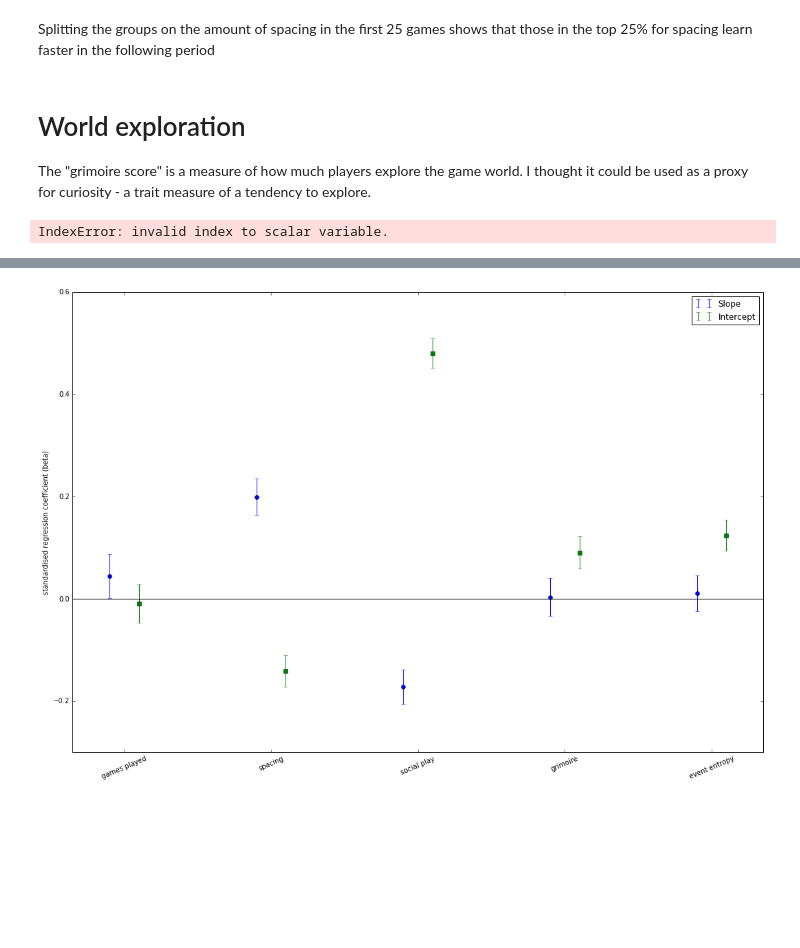
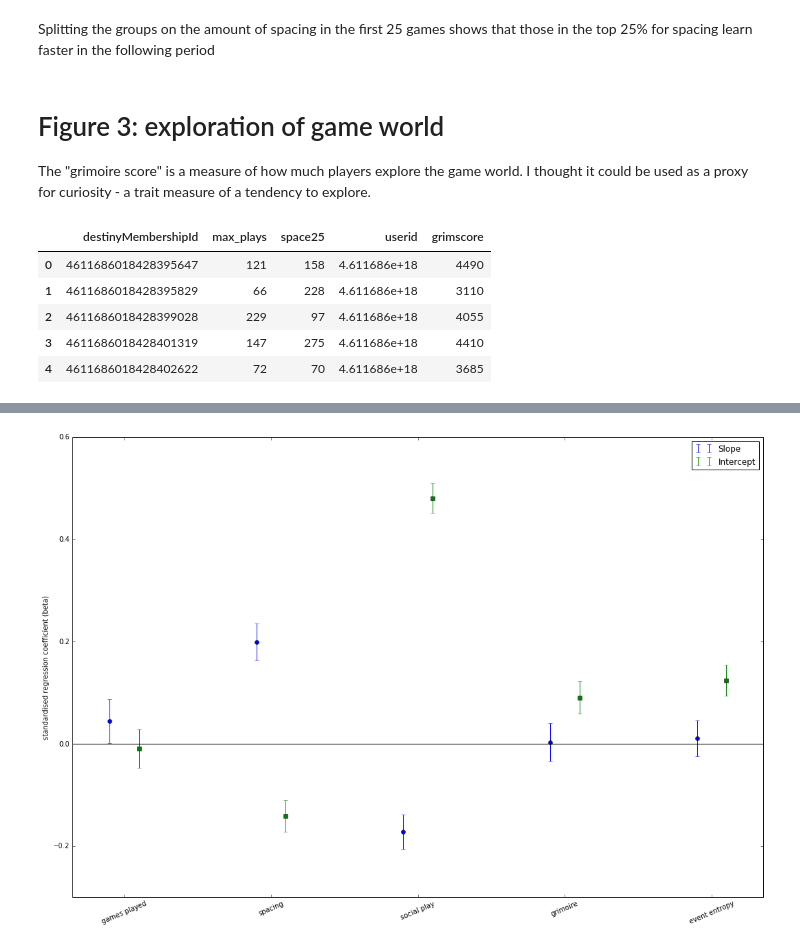
Before and after one commit to tomstafford/destiny, a Jupyter notebook: variability.ipynb, the cells around one changed output, grey strips where cells are left out. Cells and saved outputs as stored; diff of their text form; code cells hidden in the pictures; blank space fills up the shorter version.

```diff
--- a/variability.ipynb
+++ b/variability.ipynb
@@ -221,6 +221,6 @@ plt.legend(loc=0);
 # %% [markdown]
 Splitting the groups on the amount of spacing in the first 25 games shows that those in the top 25% for spacing learn faster in the following period
 # %% [markdown]
-# World exploration
+# Figure 3: exploration of game world
 
 The "grimoire score" is a measure of how much players explore the game world. I thought it could be used as a proxy for curiosity - a trait measure of a tendency to explore.
@@ -227,20 +231,27 @@ The "grimoire score" is a measure of how much players explore the game world. I
+# %%
+players.head()
+# %% [output]
+|  | destinyMembershipId | max_plays | space25 | userid | grimscore |
+| 0 | 4611686018428395647 | 121 | 158 | 4.611686e+18 | 4490 |
+| 1 | 4611686018428395829 | 66 | 228 | 4.611686e+18 | 3110 |
+| 2 | 4611686018428399028 | 229 | 97 | 4.611686e+18 | 4055 |
+| 3 | 4611686018428401319 | 147 | 275 | 4.611686e+18 | 4410 |
+| 4 | 4611686018428402622 | 72 | 70 | 4.611686e+18 | 3685 |
 # %%
-#merge with grimoire scores
-#some players have user IDs but not in rldat.csv
-players=players.merge(gf,how='left',left_on='destinyMembershipId',right_on='userid')
-
 #figure out quartiles of grimoire score for each play level
 q1=players.groupby('max_plays')['grimscore'].quantile(0.25)
 q2=players.groupby('max_plays')['grimscore'].quantile(0.5)
+q3=players.groupby('max_plays')['grimscore'].quantile(0.75)
 
 minplay=50
 maxplay=500
-#divide all players according to weather they score above or below expected on their grimscore
+#divide all players according to whether they score above or below expected on their grimscore
 explorers_=players[players['grimscore']>q3[players['max_plays']]]['destinyMembershipId']
 exploiters=players[players['grimscore']<q1[players['max_plays']]]['destinyMembershipId']
-over_explo=players[players['grimscore']>q3[players['max_plays']]]['destinyMembershipId']
+
+#Of course, we could do this - it doesn't make a difference
+#explorers_=players[players['grimZ']>1]['destinyMembershipId']
+#exploiters=players[players['grimZ']<1]['destinyMembershipId']
-# %% [output]
-IndexError: invalid index to scalar variable.
 # %%
 groups=[explorers_,exploiters]
 labels=['explorers','exploiters']
```
Also changed, not shown: parts of 16 cells of this notebook.
